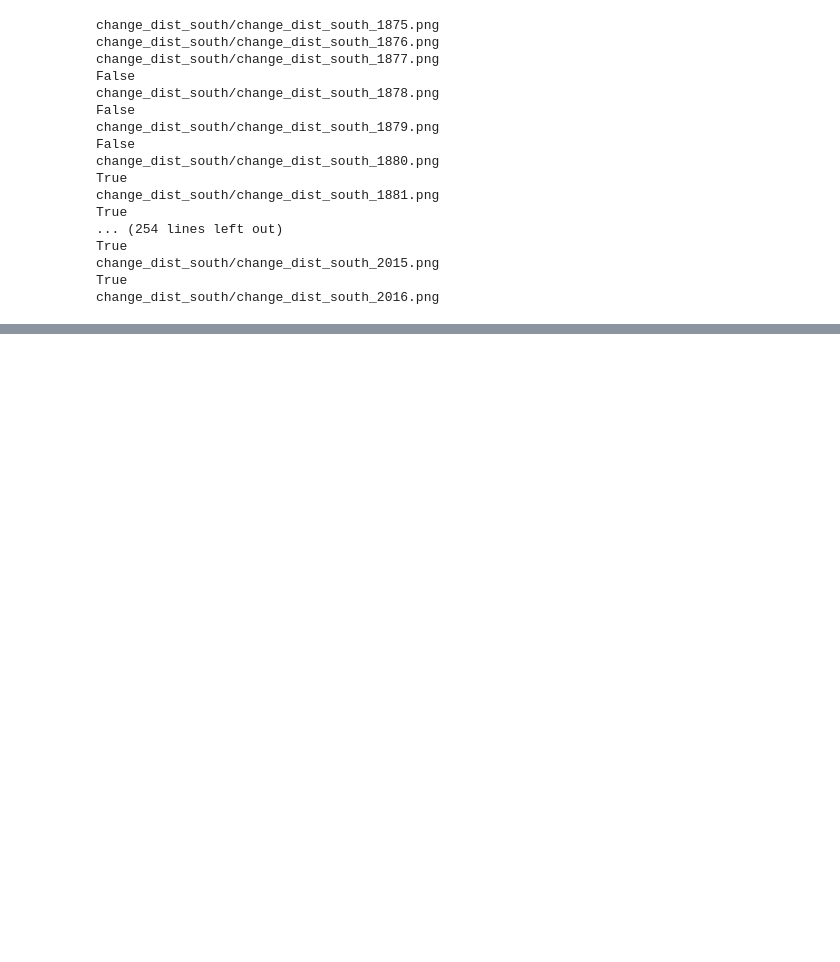
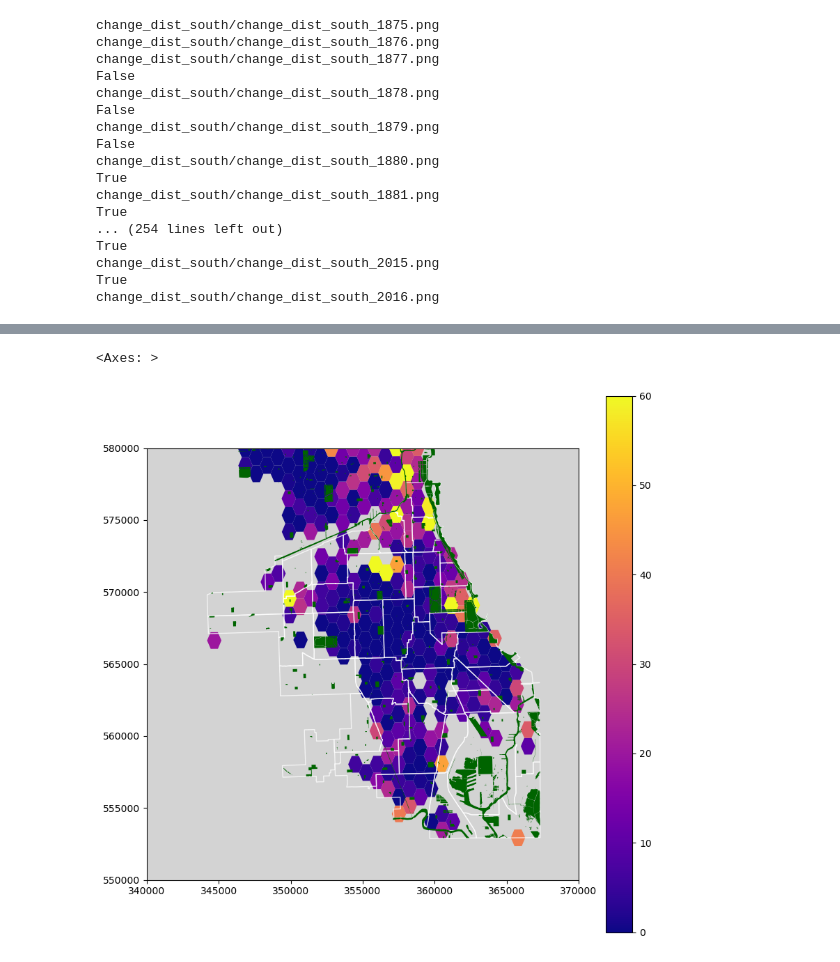
Before and after one commit to uchicago-justice-project/decreasing-homicide-waves, a Jupyter notebook: home_decrease_4.ipynb, the cells around one changed output, grey strips where cells are left out. Cells and saved outputs as stored; diff of their text form; code cells hidden in the pictures; blank space fills up the shorter version.

```diff
--- a/home_decrease_4.ipynb
+++ b/home_decrease_4.ipynb
@@ -69,4 +69,7 @@ map_data = map_data.to_crs(epsg=26971)
 map_data.head()
 map_data.hom_ct = map_data.hom_ct.astype(float)
 map_data.year = map_data.year.astype(int)
+map_data['longest_gap'] = map_data['longest_gap'].replace('', pd.NA)
+map_data['longest_gap'] = map_data.groupby('GRID_ID')['longest_gap'].ffill()
+map_data['longest_gap'] = map_data['longest_gap'].astype(float)
 map_data = map_data[map_data.GRID_ID != 'AF-4'] # excluding edgewater arson case
@@ -210,0 +295,22 @@ GIF saved as change_dist_south/change_dist_south_gif_1year.gif in change_dist_so
+# %%
+fig, ax = plt.subplots(figsize=(10,10))
+#fig.set_facecolor('lightgray')
+ax.set_facecolor('lightgray')
+
+plt.ylim(550000, 580000)
+plt.xlim(340000, 370000)
+
+map_data[map_data['year']==1955].plot(column='longest_gap',
+              cmap='plasma',
+                legend=True,
+                vmin=0,
+                vmax=60,
+                linewidth=0.1,
+                #alpha=0.75,
+                ax=ax)
+
+commarea.plot(facecolor="none", edgecolor="white", linewidth=1, ax=ax, alpha=0.75)
+parks_water.plot(facecolor='darkgreen', ax=ax)
+# %% [output]
+<Axes: >
+[figure, added]
```
Also changed, not shown: parts of 22 cells of this notebook, 3 other files.
